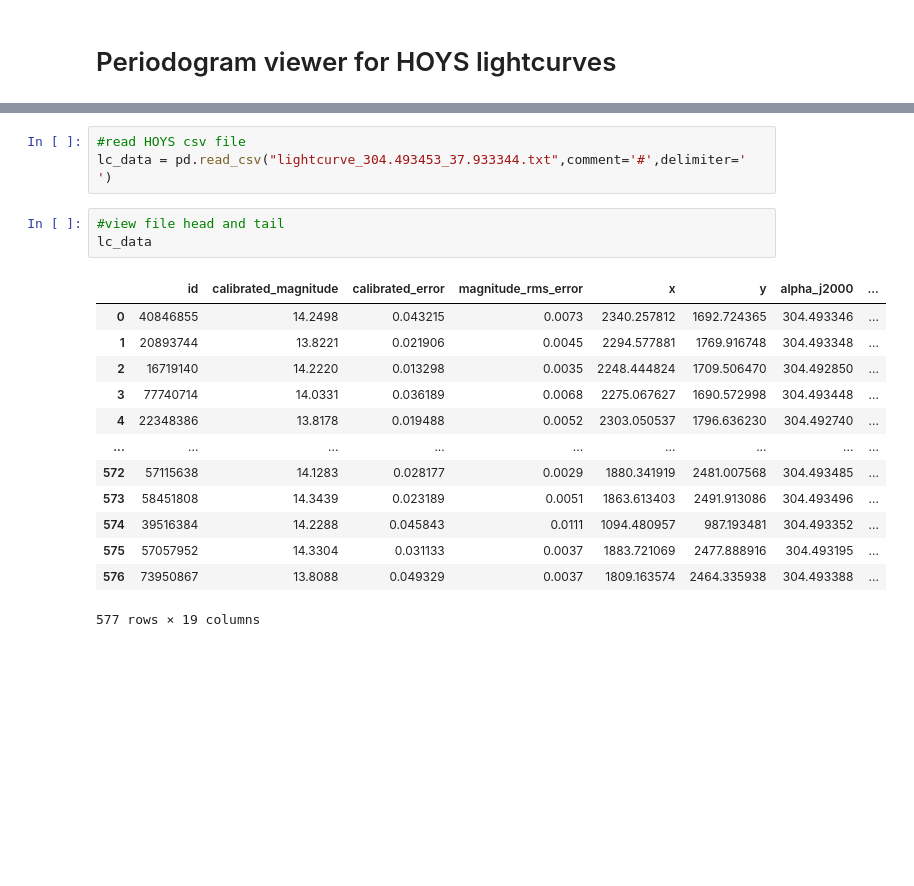
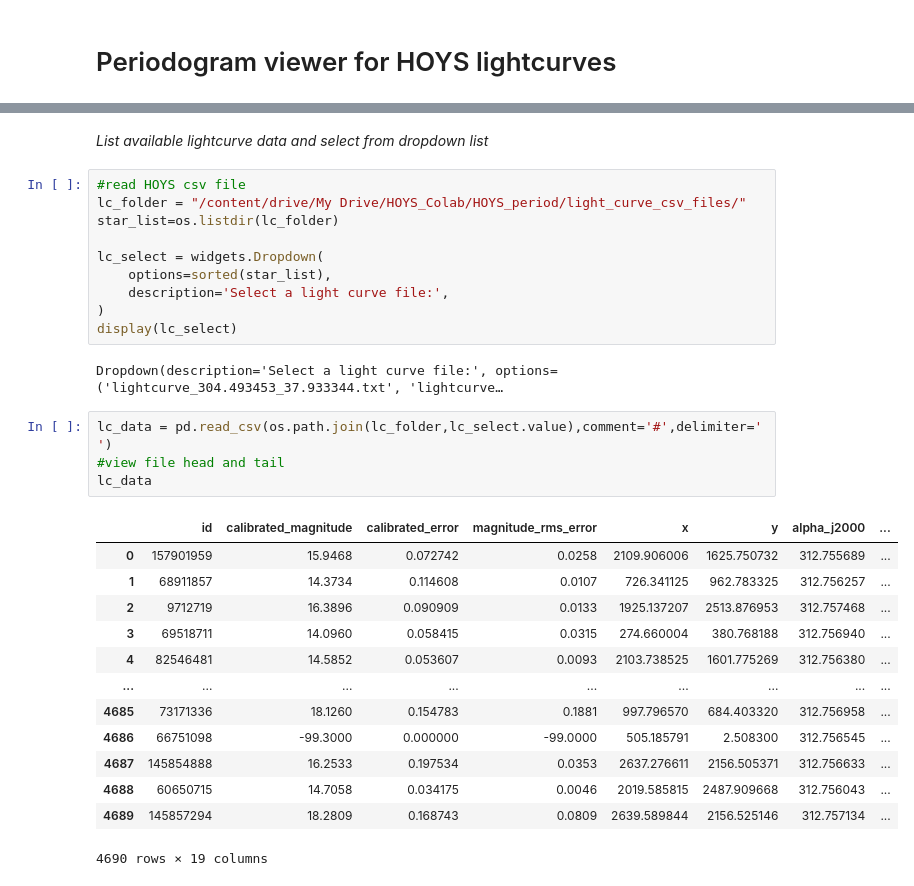
Before and after one commit to justyncw/HOYS_period, a Jupyter notebook: period_viewer.ipynb, the cells around one changed output, grey strips where cells are left out. Drawn from its saved outputs; the diff is of its cells as text; blank space fills up the shorter version.

Commit message:
copied colab files

```diff
--- a/period_viewer.ipynb
+++ b/period_viewer.ipynb
@@ -40,20 +53,32 @@ You should consider upgrading via the '/Library/Developer/CommandLineTools/usr/b
-# %%
-#read HOYS csv file
-lc_data = pd.read_csv("lightcurve_304.493453_37.933344.txt",comment='#',delimiter=' ')
+# %% [markdown]
+*List available lightcurve data and select from dropdown list*
+# %%
+#read HOYS csv file
+lc_folder = "/content/drive/My Drive/HOYS_Colab/HOYS_period/light_curve_csv_files/"
+star_list=os.listdir(lc_folder)
+
+lc_select = widgets.Dropdown(
+    options=sorted(star_list),
+    description='Select a light curve file:',
+)
+display(lc_select)
+# %% [output]
+Dropdown(description='Select a light curve file:', options=('lightcurve_304.493453_37.933344.txt', 'lightcurve…
 # %%
+lc_data = pd.read_csv(os.path.join(lc_folder,lc_select.value),comment='#',delimiter=' ')
 #view file head and tail
 lc_data
 # %% [output]
 |  | id | calibrated_magnitude | calibrated_error | magnitude_rms_error | x | y | alpha_j2000 | ... |
-| 0 | 40846855 | 14.2498 | 0.043215 | 0.0073 | 2340.257812 | 1692.724365 | 304.493346 | ... |
-| 1 | 20893744 | 13.8221 | 0.021906 | 0.0045 | 2294.577881 | 1769.916748 | 304.493348 | ... |
-| 2 | 16719140 | 14.2220 | 0.013298 | 0.0035 | 2248.444824 | 1709.506470 | 304.492850 | ... |
-| 3 | 77740714 | 14.0331 | 0.036189 | 0.0068 | 2275.067627 | 1690.572998 | 304.493448 | ... |
-| 4 | 22348386 | 13.8178 | 0.019488 | 0.0052 | 2303.050537 | 1796.636230 | 304.492740 | ... |
+| 0 | 157901959 | 15.9468 | 0.072742 | 0.0258 | 2109.906006 | 1625.750732 | 312.755689 | ... |
+| 1 | 68911857 | 14.3734 | 0.114608 | 0.0107 | 726.341125 | 962.783325 | 312.756257 | ... |
+| 2 | 9712719 | 16.3896 | 0.090909 | 0.0133 | 1925.137207 | 2513.876953 | 312.757468 | ... |
+| 3 | 69518711 | 14.0960 | 0.058415 | 0.0315 | 274.660004 | 380.768188 | 312.756940 | ... |
+| 4 | 82546481 | 14.5852 | 0.053607 | 0.0093 | 2103.738525 | 1601.775269 | 312.756380 | ... |
 | ... | ... | ... | ... | ... | ... | ... | ... | ... |
-| 572 | 57115638 | 14.1283 | 0.028177 | 0.0029 | 1880.341919 | 2481.007568 | 304.493485 | ... |
-| 573 | 58451808 | 14.3439 | 0.023189 | 0.0051 | 1863.613403 | 2491.913086 | 304.493496 | ... |
-| 574 | 39516384 | 14.2288 | 0.045843 | 0.0111 | 1094.480957 | 987.193481 | 304.493352 | ... |
-| 575 | 57057952 | 14.3304 | 0.031133 | 0.0037 | 1883.721069 | 2477.888916 | 304.493195 | ... |
-| 576 | 73950867 | 13.8088 | 0.049329 | 0.0037 | 1809.163574 | 2464.335938 | 304.493388 | ... |
+| 4685 | 73171336 | 18.1260 | 0.154783 | 0.1881 | 997.796570 | 684.403320 | 312.756958 | ... |
+| 4686 | 66751098 | -99.3000 | 0.000000 | -99.0000 | 505.185791 | 2.508300 | 312.756545 | ... |
+| 4687 | 145854888 | 16.2533 | 0.197534 | 0.0353 | 2637.276611 | 2156.505371 | 312.756633 | ... |
+| 4688 | 60650715 | 14.7058 | 0.034175 | 0.0046 | 2019.585815 | 2487.909668 | 312.756043 | ... |
+| 4689 | 145857294 | 18.2809 | 0.168743 | 0.0809 | 2639.589844 | 2156.525146 | 312.757134 | ... |
-577 rows × 19 columns
+4690 rows × 19 columns
```
Also changed, not shown: parts of 13 cells of this notebook, 7 other files.
